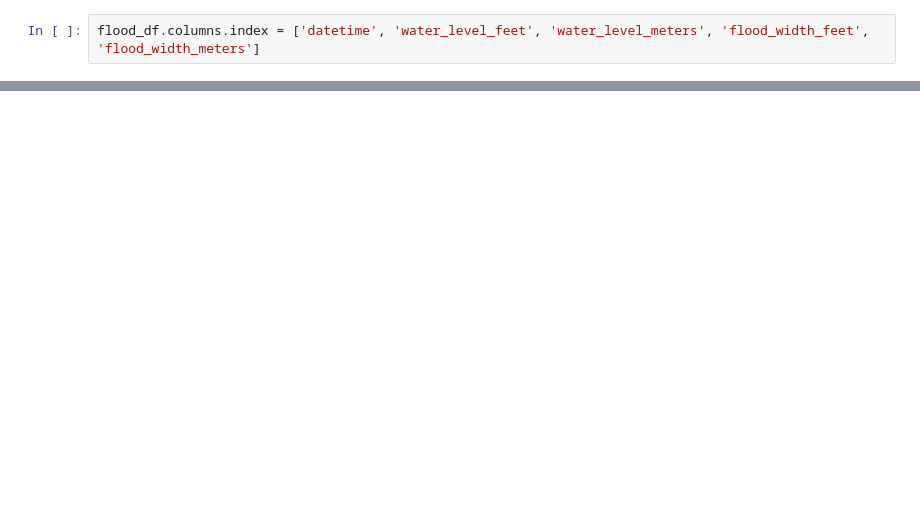
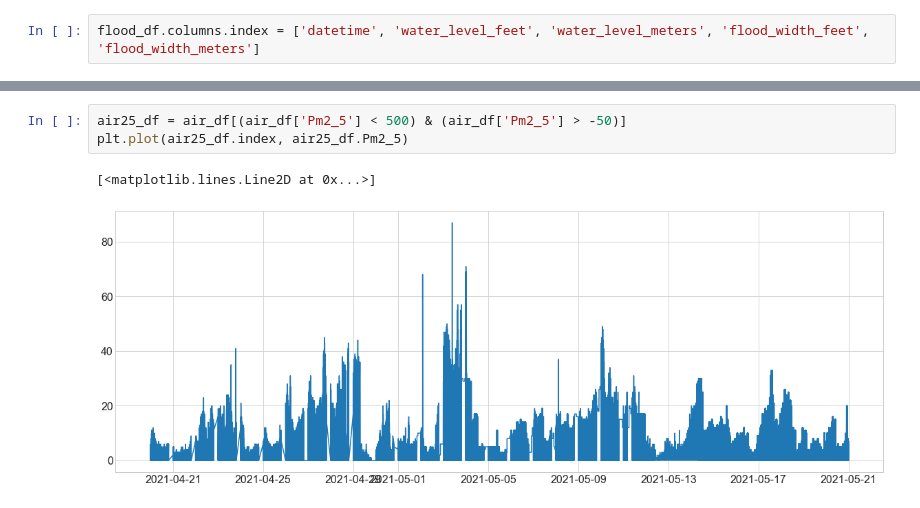
Before and after one commit to slc-data/2021-datathon, a Jupyter notebook: workbooks/sam/datathon.ipynb, the cells around one changed output, grey strips where cells are left out. Drawn from its saved outputs; the diff is of its cells as text; blank space fills up the shorter version.

```diff
--- a/workbooks/sam/datathon.ipynb
+++ b/workbooks/sam/datathon.ipynb
@@ -100,0 +98,6 @@ flood_df = flood_df.drop(columns = ['water_level_meters', 'flood_width_meters'])
+# %%
+air25_df = air_df[(air_df['Pm2_5'] < 500) & (air_df['Pm2_5'] > -50)]
+plt.plot(air25_df.index, air25_df.Pm2_5)
+# %% [output]
+[<matplotlib.lines.Line2D at 0x...>]
+[figure, added]
```
Also changed, not shown: parts of 11 cells of this notebook, 3 other files.
